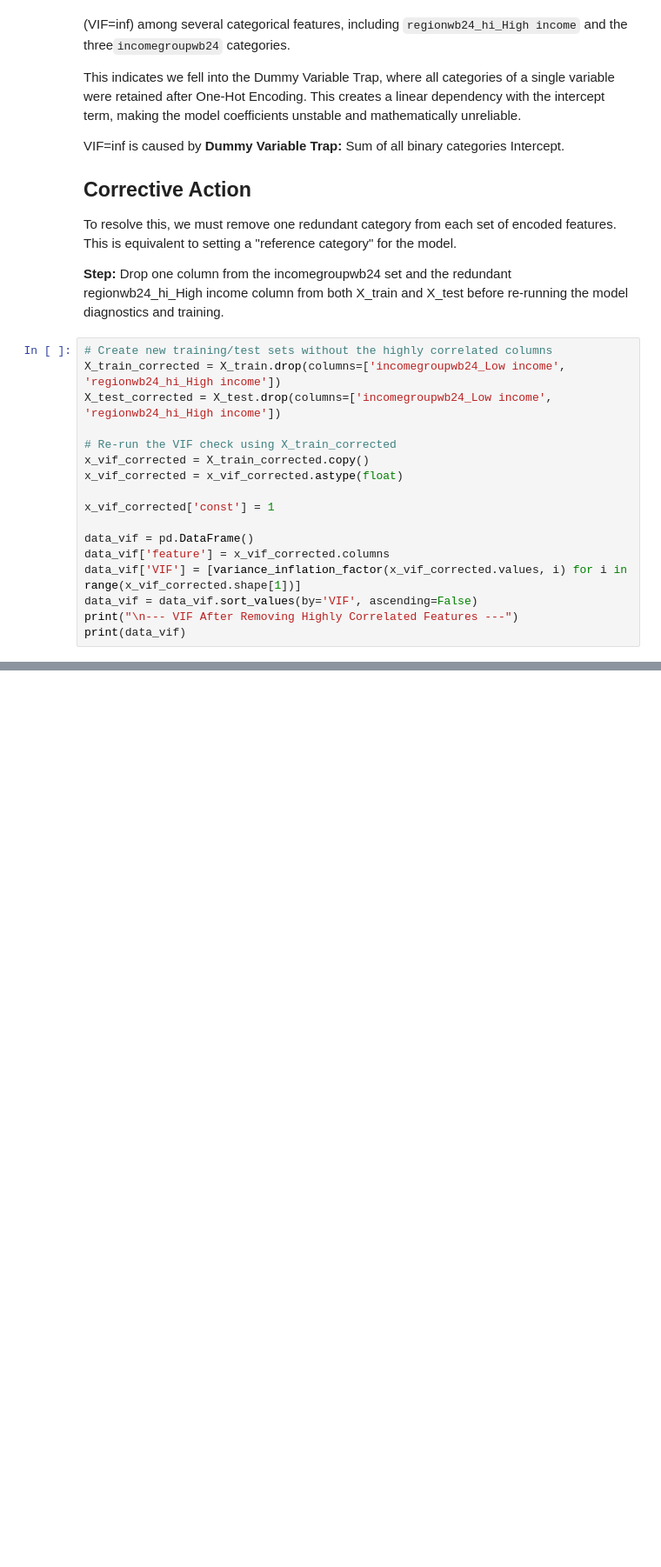
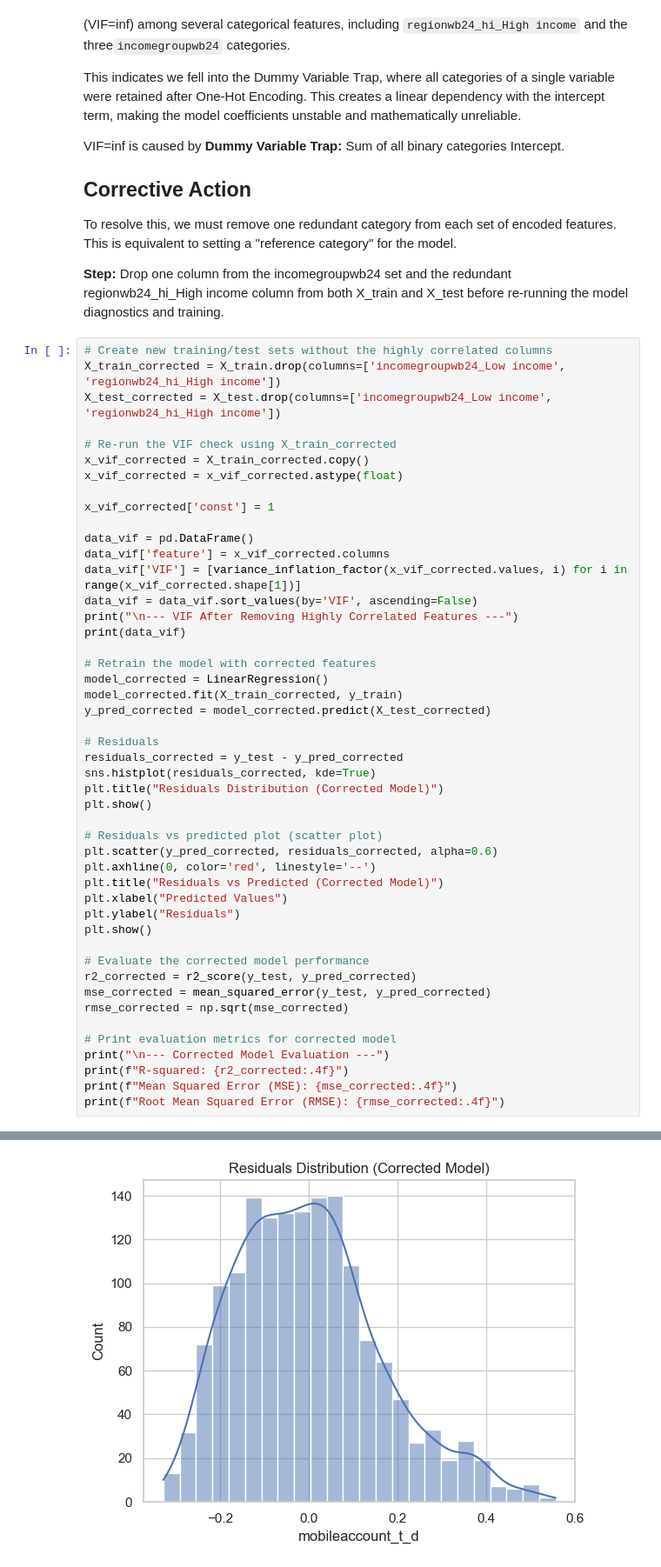
Before and after one commit to aididshariff/MobileMoney-Adoption-Analysis, a Jupyter notebook: notebooks/04_regression_analysis.ipynb, the cells around one changed output, grey strips where cells are left out. Shown: that part at 87% size. Cells and saved outputs as stored; diff of their text form; blank space fills up the shorter version.

Commit message:
Added Regression Analysis notebook

```diff
--- a/notebooks/04_regression_analysis.ipynb
+++ b/notebooks/04_regression_analysis.ipynb
@@ -364,30 +364,61 @@ To resolve this, we must remove one redundant category from each set of encoded
 X_train_corrected = X_train.drop(columns=['incomegroupwb24_Low income', 'regionwb24_hi_High income'])
 X_test_corrected = X_test.drop(columns=['incomegroupwb24_Low income', 'regionwb24_hi_High income'])
 
 # Re-run the VIF check using X_train_corrected
 x_vif_corrected = X_train_corrected.copy()
 x_vif_corrected = x_vif_corrected.astype(float)
 
 x_vif_corrected['const'] = 1
 
 data_vif = pd.DataFrame()
 data_vif['feature'] = x_vif_corrected.columns
 data_vif['VIF'] = [variance_inflation_factor(x_vif_corrected.values, i) for i in range(x_vif_corrected.shape[1])]
 data_vif = data_vif.sort_values(by='VIF', ascending=False)
 print("\n--- VIF After Removing Highly Correlated Features ---")
 print(data_vif)
+
+# Retrain the model with corrected features
+model_corrected = LinearRegression()
+model_corrected.fit(X_train_corrected, y_train)
+y_pred_corrected = model_corrected.predict(X_test_corrected)
+
+# Residuals
+residuals_corrected = y_test - y_pred_corrected
+sns.histplot(residuals_corrected, kde=True)
+plt.title("Residuals Distribution (Corrected Model)")
+plt.show()
+
+# Residuals vs predicted plot (scatter plot)
+plt.scatter(y_pred_corrected, residuals_corrected, alpha=0.6)
+plt.axhline(0, color='red', linestyle='--')
+plt.title("Residuals vs Predicted (Corrected Model)")
+plt.xlabel("Predicted Values")
+plt.ylabel("Residuals")
+plt.show()
+
+# Evaluate the corrected model performance
+r2_corrected = r2_score(y_test, y_pred_corrected)
+mse_corrected = mean_squared_error(y_test, y_pred_corrected)
+rmse_corrected = np.sqrt(mse_corrected)
+
+# Print evaluation metrics for corrected model
+print("\n--- Corrected Model Evaluation ---")
+print(f"R-squared: {r2_corrected:.4f}")
+print(f"Mean Squared Error (MSE): {mse_corrected:.4f}")
+print(f"Root Mean Squared Error (RMSE): {rmse_corrected:.4f}")
 # %% [output]
 --- VIF After Removing Highly Correlated Features ---
                                               feature       VIF
 11                                              const  4.088472
 10                incomegroupwb24_Upper middle income  2.802520
 4   regionwb24_hi_Europe & Central Asia (excluding...  2.453882
 5   regionwb24_hi_Latin America & Caribbean (exclu...  2.344225
 8   regionwb24_hi_Sub-Saharan Africa (excluding hi...  2.216135
 2                                         account_t_d  2.030179
 9                 incomegroupwb24_Lower middle income  1.886823
 6   regionwb24_hi_Middle East & North Africa (excl...  1.658532
 7    regionwb24_hi_South Asia (excluding high income)  1.376211
 3                                            internet  1.203108
 0                                                year  1.197365
 1                                           pop_adult  1.176002
+[figure, added]
```
Also changed, not shown: parts of 4 cells of this notebook.
